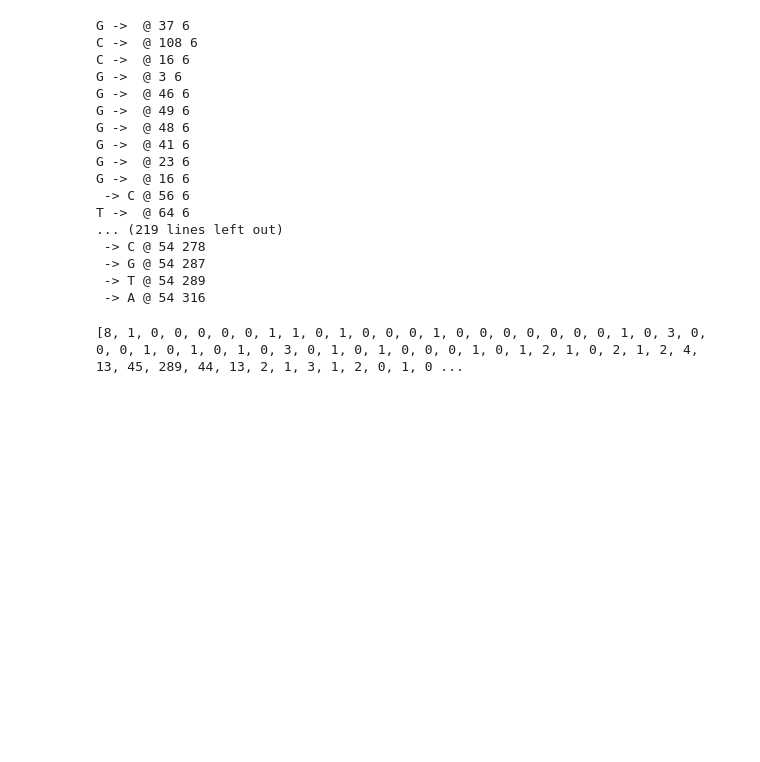
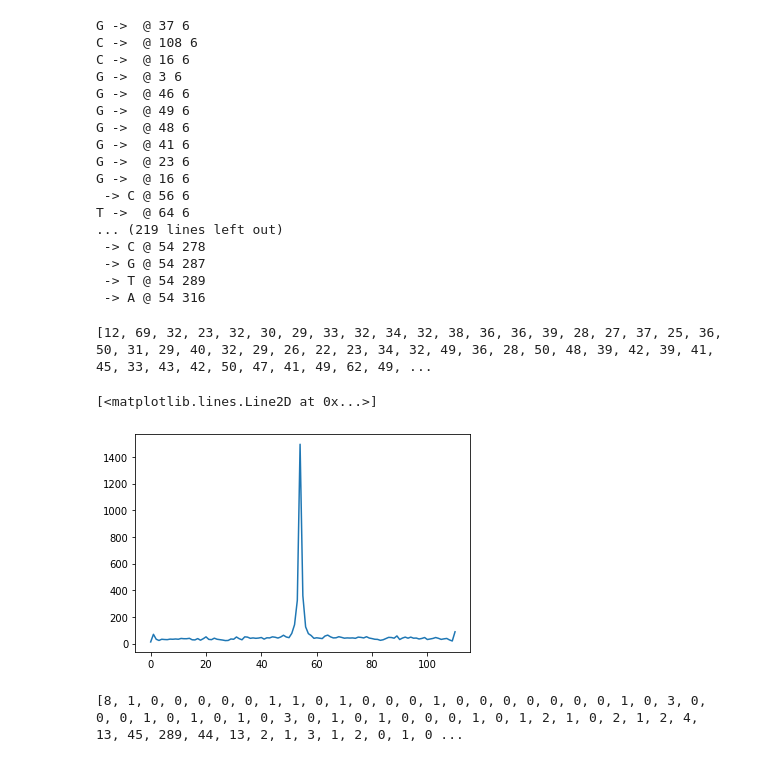
Before and after one commit to mkeoliya/dna_storage_simulator, a Jupyter notebook: Jupyter/bma.ipynb, the cells around one changed output. Cells and saved outputs as stored; diff of their text form; code cells hidden in the pictures; blank space fills up the shorter version.

```diff
--- a/Jupyter/bma.ipynb
+++ b/Jupyter/bma.ipynb
@@ -120,3 +122,17 @@ T ->  @ 64 6
+# %%
+strand_len = 110
+pos_counts = [0] * (strand_len + 1)
+for sub, count in zip(subs, counts):
+    pos_counts[int(sub[2])] += count
+
+print(pos_counts)
+# %% [output]
+[12, 69, 32, 23, 32, 30, 29, 33, 32, 34, 32, 38, 36, 36, 39, 28, 27, 37, 25, 36, 50, 31, 29, 40, 32, 29, 26, 22, 23, 34, 32, 49, 36, 28, 50, 48, 39, 42, 39, 41, 45, 33, 43, 42, 50, 47, 41, 49, 62, 49, ...
+# %%
+plt.plot(range(strand_len + 1), pos_counts)
+# %% [output]
+[<matplotlib.lines.Line2D at 0x...>]
+[figure, added]
 # %%
 def get_key(char1, char2):
     char1 = char1 if char1 != '' else '_'
```
Also changed, not shown: parts of 4 cells of this notebook, 21 other files.
